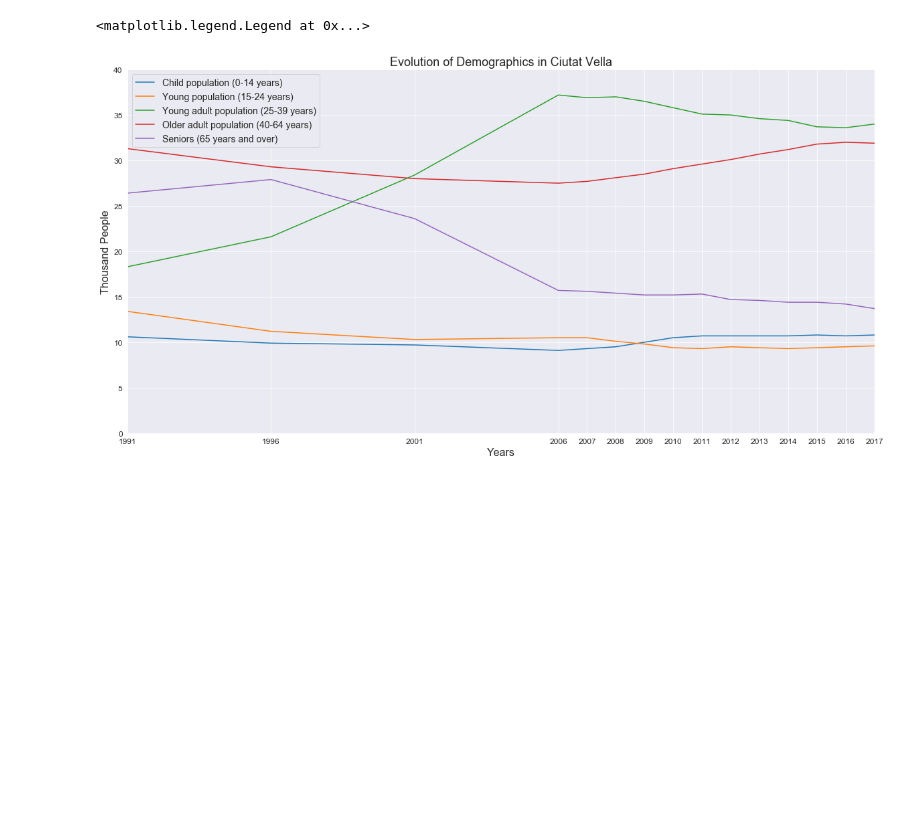
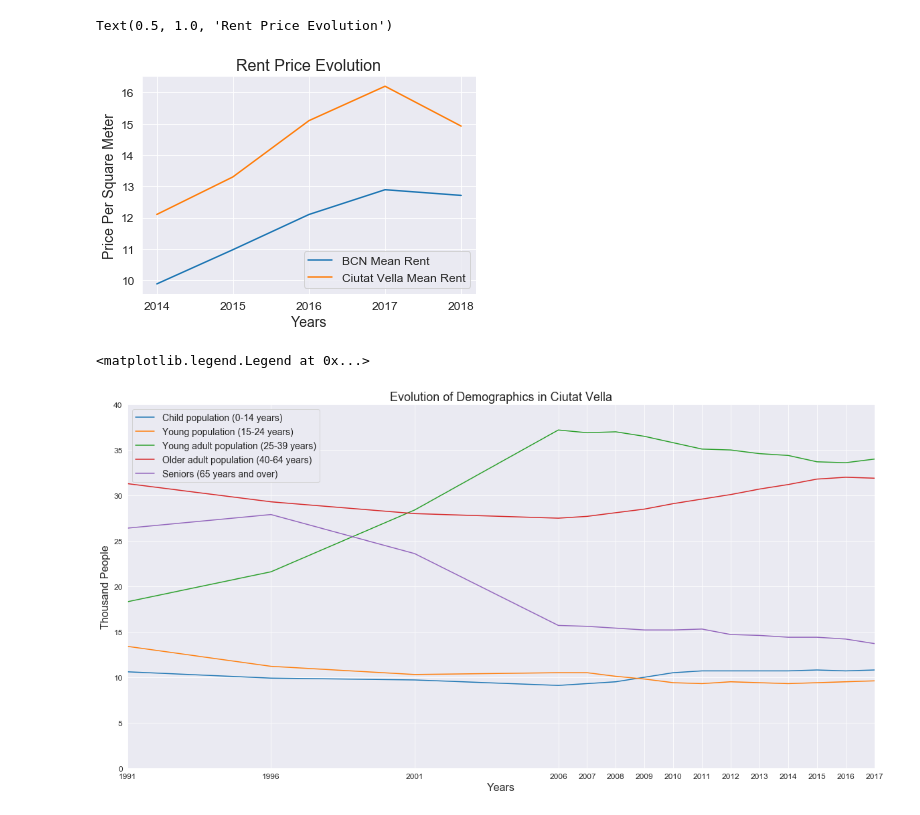
Before and after one commit to BerkayDemirel/Citython2018, a Jupyter notebook: Citython.ipynb, the cells around one changed output. Cells and saved outputs as stored; diff of their text form; code cells hidden in the pictures; blank space fills up the shorter version.

```diff
--- a/Citython.ipynb
+++ b/Citython.ipynb
@@ -59,0 +45,28 @@ for i in years:
+# %%
+bcnrent = []
+cvrent = []
+y = ["2014","2015","2016","2017","2018"]
+
+bcnrent.append(rent["2014"].mean())
+bcnrent.append(rent["2015"].mean())
+bcnrent.append(rent["2016"].mean())
+bcnrent.append(rent["2017"].mean())
+bcnrent.append(rent["2018"].mean())
+
+cvrent.append(rent["2014"][:4].mean())
+cvrent.append(rent["2015"][:4].mean())
+cvrent.append(rent["2016"][:4].mean())
+cvrent.append(rent["2017"][:4].mean())
+cvrent.append(rent["2018"][:4].mean())
+
+plt.plot(y,bcnrent)
+plt.plot(y,cvrent)
+plt.xticks(size=12)
+plt.yticks(size=12)
+plt.xlabel("Years", size=14)
+plt.ylabel("Price Per Square Meter", size=14)
+plt.legend(["BCN Mean Rent", "Ciutat Vella Mean Rent"], fontsize=12)
+plt.title("Rent Price Evolution", size=16)
+# %% [output]
+Text(0.5, 1.0, 'Rent Price Evolution')
+[figure, added]
```
Also changed, not shown: parts of 13 cells of this notebook, 1 other file.
